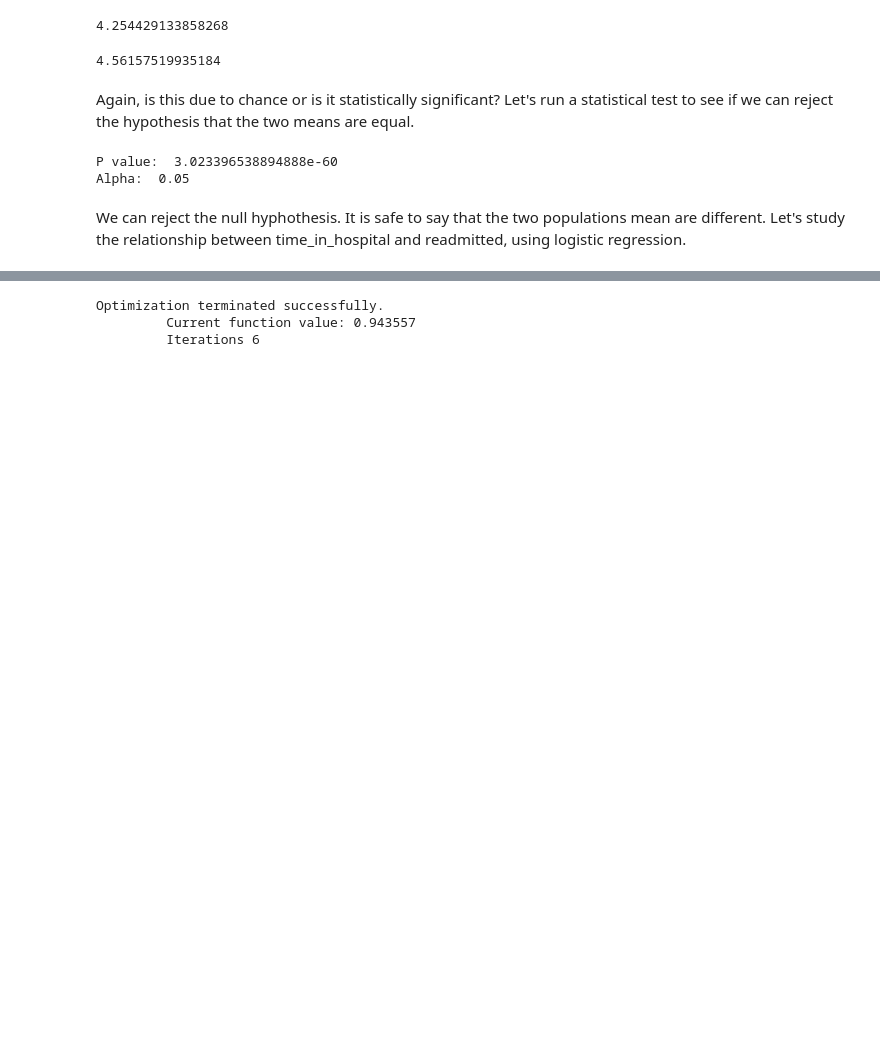
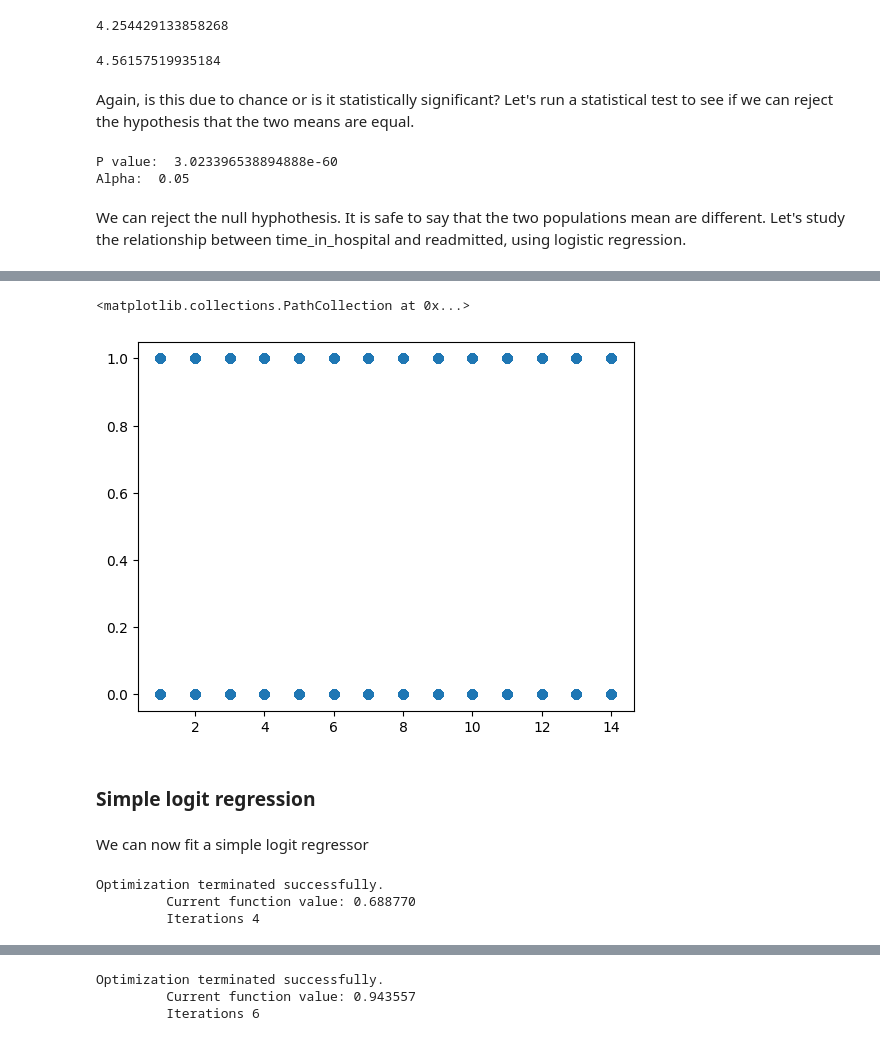
Before and after one commit to weiss25r/Data-analysis-of-diabetic-patients-readmissions-in-hospitals, a Jupyter notebook: main.ipynb, the cells around one changed output, grey strips where cells are left out. Saved outputs shown, nothing was run; the diff lists cells and outputs as text; code cells hidden in the pictures; blank space fills up the shorter version.

```diff
--- a/main.ipynb
+++ b/main.ipynb
@@ -257,0 +290,17 @@ from statsmodels.formula.api import logit, mnlogit
+# %%
+view = data.replace({'readmitted': 2}, 1)
+# %%
+plt.scatter(x=view['time_in_hospital'], y=view['readmitted'])
+# %% [output]
+<matplotlib.collections.PathCollection at 0x...>
+[figure, added]
+# %% [markdown]
+### Simple logit regression
+# %% [markdown]
+We can now fit a simple logit regressor
+# %%
+model = logit('readmitted ~ time_in_hospital', view).fit()
+# %% [output]
+Optimization terminated successfully.
+         Current function value: 0.688770
+         Iterations 4
```
Also changed, not shown: parts of 63 cells of this notebook.
